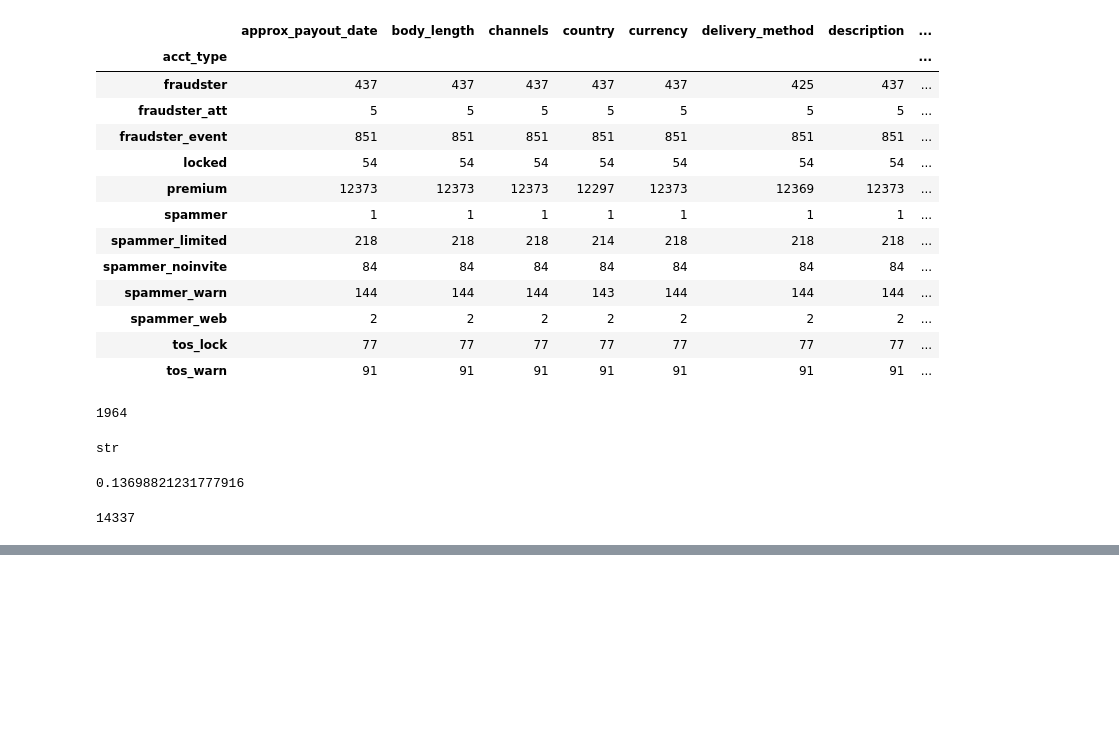
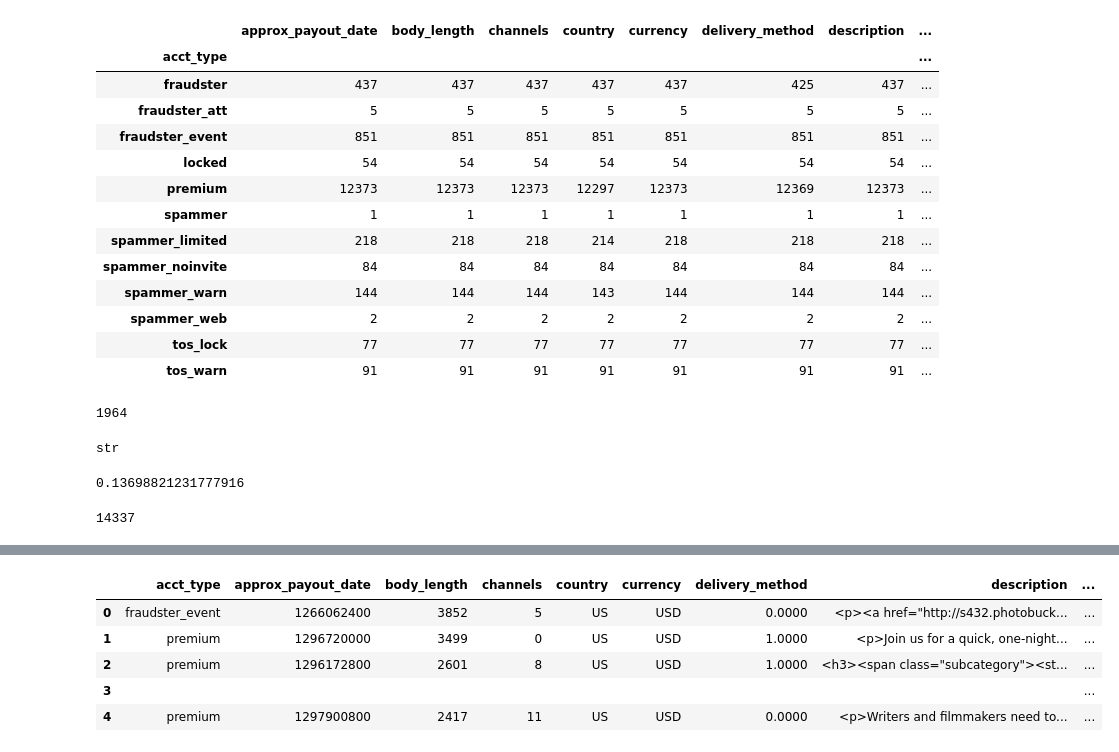
Before and after one commit to paultanger/Fraud_Detection, a Jupyter notebook: notebooks/paul_EDA.ipynb, the cells around one changed output, grey strips where cells are left out. Cells and saved outputs as stored; diff of their text form; code cells hidden in the pictures; blank space fills up the shorter version.

```diff
--- a/notebooks/paul_EDA.ipynb
+++ b/notebooks/paul_EDA.ipynb
@@ -124,0 +243,12 @@ data['acct_type'][~data['acct_type'].isin(['premium'])].agg('count') / len(data)
+# %%
+# change all strings from None to ''
+data[data['venue_country'].isna()] = ''
+# %%
+data.head()
+# %% [output]
+|  | acct_type | approx_payout_date | body_length | channels | country | currency | delivery_method | description | ... |
+| 0 | fraudster_event | 1266062400 | 3852 | 5 | US | USD | 0.0000 | <p><a href="http://s432.photobuck... | ... |
+| 1 | premium | 1296720000 | 3499 | 0 | US | USD | 1.0000 | <p>Join us for a quick, one-night... | ... |
+| 2 | premium | 1296172800 | 2601 | 8 | US | USD | 1.0000 | <h3><span class="subcategory"><st... | ... |
+| 3 |  |  |  |  |  |  |  |  | ... |
+| 4 | premium | 1297900800 | 2417 | 11 | US | USD | 0.0000 | <p>Writers and filmmakers need to... | ... |
```
Also changed, not shown: parts of 17 cells of this notebook, 3 other files.
